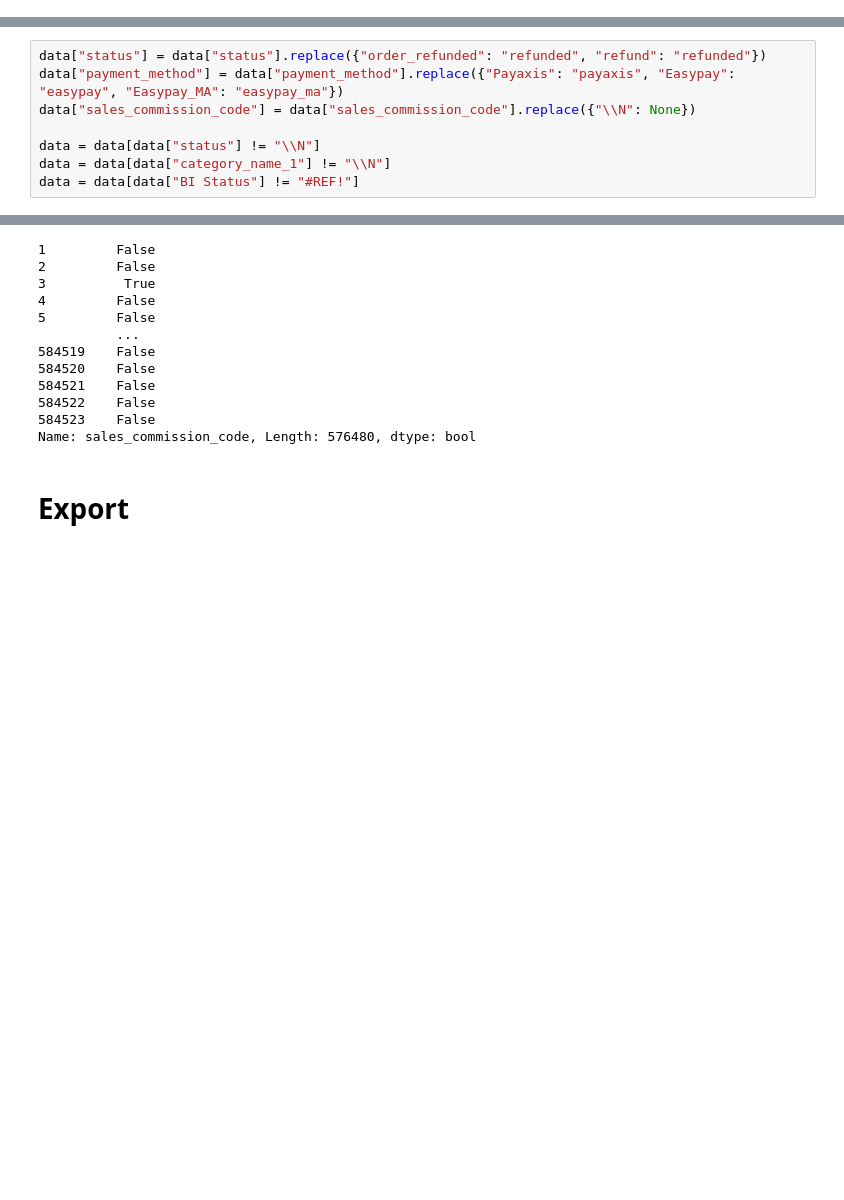
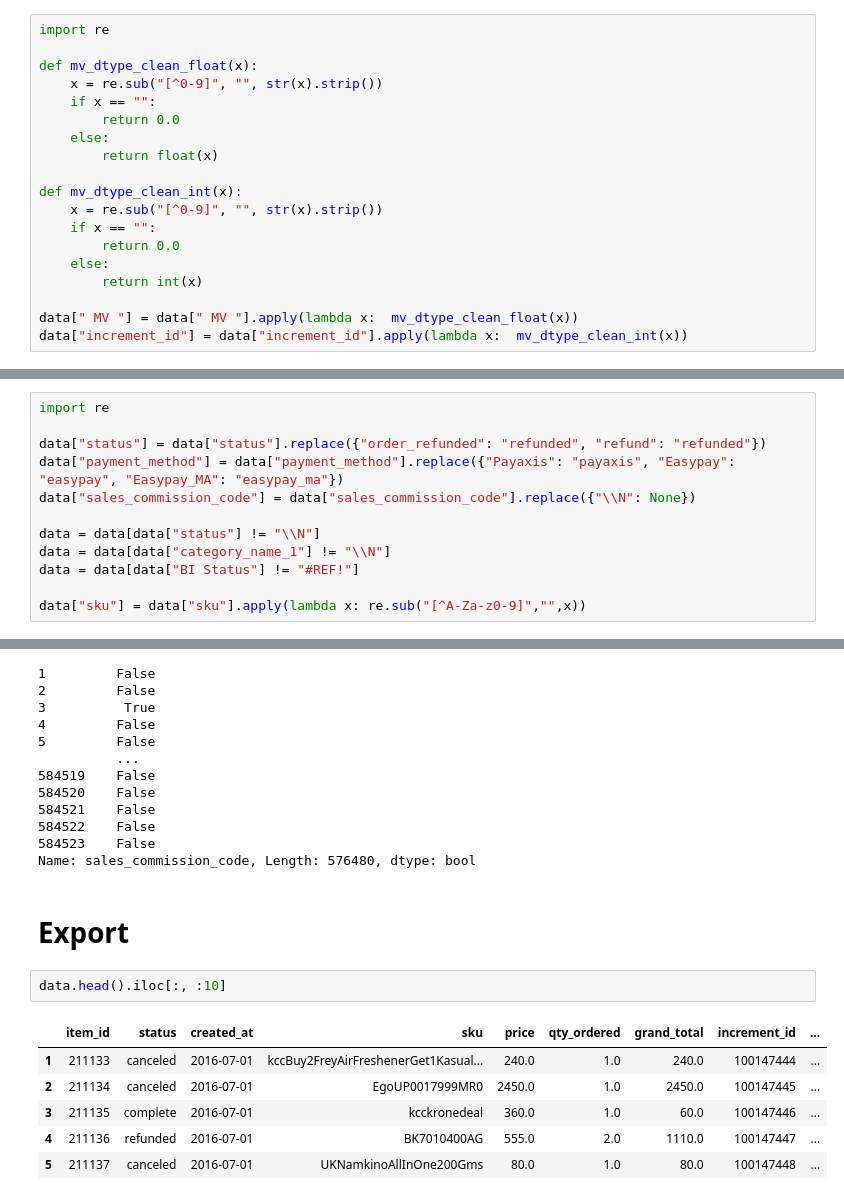
Before and after one commit to torchlightwizard/Data-Analysis-Pakistan-Ecommerce, a Jupyter notebook: notebooks/preprocessing.ipynb, the cells around one changed output, grey strips where cells are left out. Cells and saved outputs as stored; diff of their text form; blank space fills up the shorter version.

```diff
--- a/notebooks/preprocessing.ipynb
+++ b/notebooks/preprocessing.ipynb
@@ -220,3 +239,22 @@ Data columns (total 21 columns):
  20  Customer ID            584314 non-null  int64
 dtypes: datetime64[ns](4), float64(4), int64(4), object(9)
 memory usage: 98.1+ MB
+# %%
+import re
+
+def mv_dtype_clean_float(x):
+    x = re.sub("[^0-9]", "", str(x).strip())
+    if x == "":
+        return 0.0
+    else:
+        return float(x)
+
+def mv_dtype_clean_int(x):
+    x = re.sub("[^0-9]", "", str(x).strip())
+    if x == "":
+        return 0.0
+    else:
+        return int(x)
+
+data[" MV "] = data[" MV "].apply(lambda x:  mv_dtype_clean_float(x))
+data["increment_id"] = data["increment_id"].apply(lambda x:  mv_dtype_clean_int(x))
@@ -314,6 +375,8 @@ print((data[data["sales_commission_code"] == "\\N"].shape[0] / data.shape[0]) *
 # %% [markdown]
 ## Correct
 # %%
+import re
+
 data["status"] = data["status"].replace({"order_refunded": "refunded", "refund": "refunded"})
 data["payment_method"] = data["payment_method"].replace({"Payaxis": "payaxis", "Easypay": "easypay", "Easypay_MA": "easypay_ma"})
 data["sales_commission_code"] = data["sales_commission_code"].replace({"\\N": None})
@@ -321,6 +384,8 @@ data["sales_commission_code"] = data["sales_commission_code"].replace({"\\N": No
 data = data[data["status"] != "\\N"]
 data = data[data["category_name_1"] != "\\N"]
 data = data[data["BI Status"] != "#REF!"]
+
+data["sku"] = data["sku"].apply(lambda x: re.sub("[^A-Za-z0-9]","",x))
 # %%
 print(list(data["status"].unique()))
 print(list(data["category_name_1"].unique()))
@@ -367,3 +434,12 @@ data["sales_commission_code"]
 Name: sales_commission_code, Length: 576480, dtype: bool
 # %% [markdown]
 # Export
+# %%
+data.head().iloc[:, :10]
+# %% [output]
+|  | item_id | status | created_at | sku | price | qty_ordered | grand_total | increment_id | ... |
+| 1 | 211133 | canceled | 2016-07-01 | kccBuy2FreyAirFreshenerGet1Kasual... | 240.0 | 1.0 | 240.0 | 100147444 | ... |
+| 2 | 211134 | canceled | 2016-07-01 | EgoUP0017999MR0 | 2450.0 | 1.0 | 2450.0 | 100147445 | ... |
+| 3 | 211135 | complete | 2016-07-01 | kcckronedeal | 360.0 | 1.0 | 60.0 | 100147446 | ... |
+| 4 | 211136 | refunded | 2016-07-01 | BK7010400AG | 555.0 | 2.0 | 1110.0 | 100147447 | ... |
+| 5 | 211137 | canceled | 2016-07-01 | UKNamkinoAllInOne200Gms | 80.0 | 1.0 | 80.0 | 100147448 | ... |
```
Also changed, not shown: parts of 7 cells of this notebook, 2 other files.
